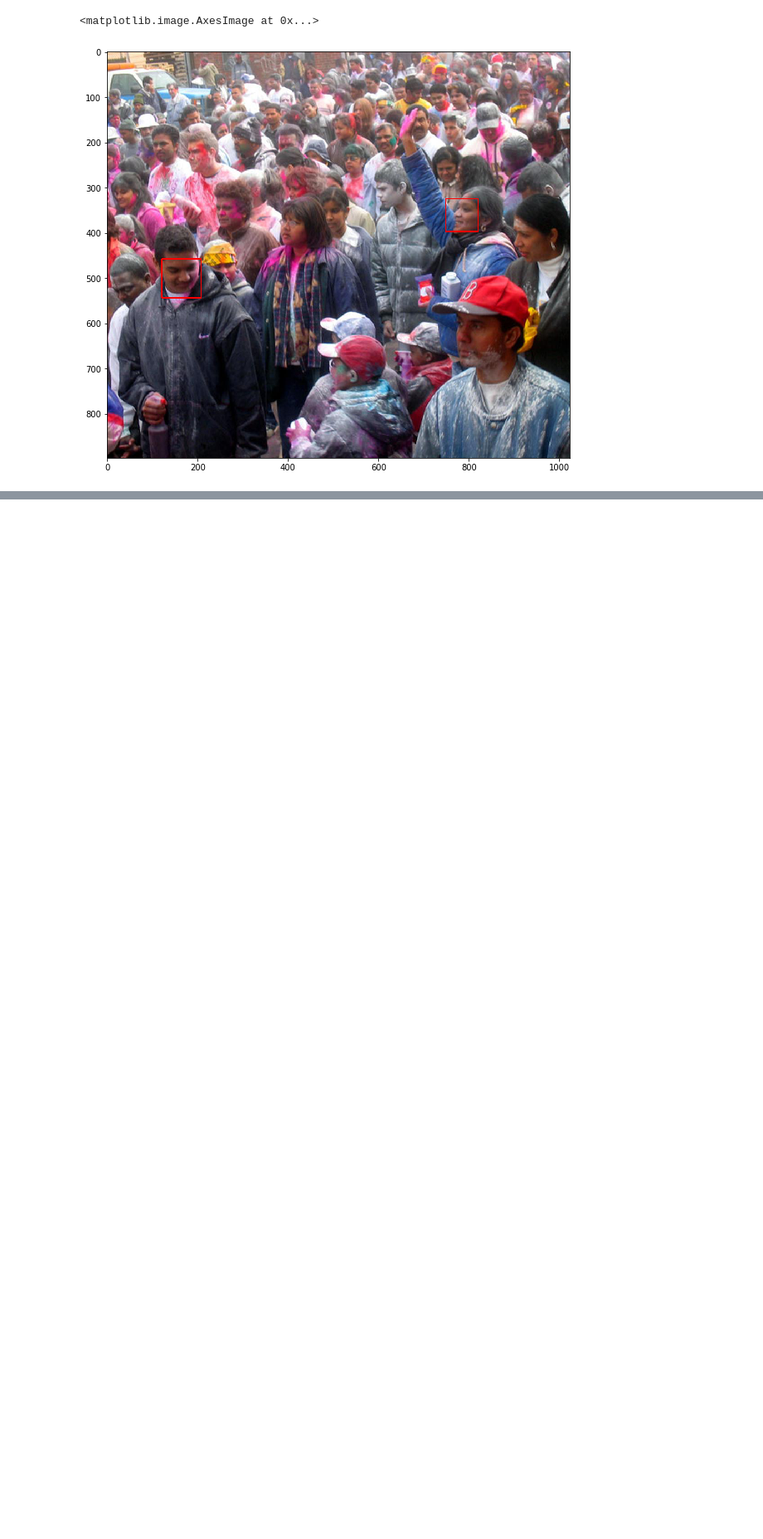
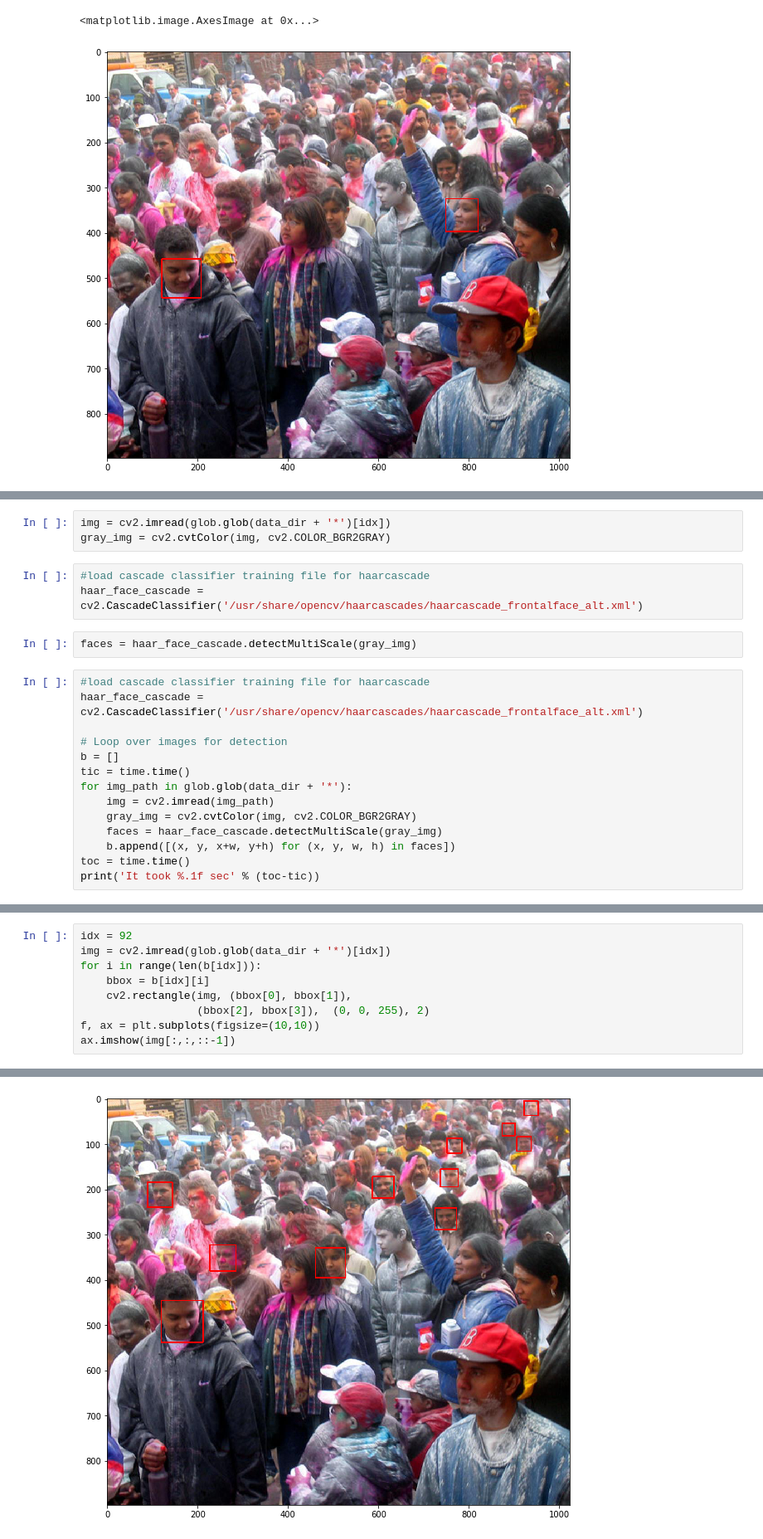
Before and after one commit to alexattia/ExtendedTinyFaces, a Jupyter notebook: Face Detection algorithms comparison.ipynb, the cells around one changed output, grey strips where cells are left out. Shown at 83% size. Drawn from its saved outputs; the diff is of its cells as text; blank space fills up the shorter version.

Commit message:
Add HaarCascade into the benchmark

```diff
--- a/Face Detection algorithms comparison.ipynb
+++ b/Face Detection algorithms comparison.ipynb
@@ -221,0 +213,22 @@ ax.imshow(img[:,:,::-1])
+# %%
+img = cv2.imread(glob.glob(data_dir + '*')[idx])
+gray_img = cv2.cvtColor(img, cv2.COLOR_BGR2GRAY)
+# %%
+#load cascade classifier training file for haarcascade
+haar_face_cascade = cv2.CascadeClassifier('/usr/share/opencv/haarcascades/haarcascade_frontalface_alt.xml')
+# %%
+faces = haar_face_cascade.detectMultiScale(gray_img)
+# %%
+#load cascade classifier training file for haarcascade
+haar_face_cascade = cv2.CascadeClassifier('/usr/share/opencv/haarcascades/haarcascade_frontalface_alt.xml')
+
+# Loop over images for detection
+b = []
+tic = time.time()
+for img_path in glob.glob(data_dir + '*'):
+    img = cv2.imread(img_path)
+    gray_img = cv2.cvtColor(img, cv2.COLOR_BGR2GRAY)
+    faces = haar_face_cascade.detectMultiScale(gray_img)
+    b.append([(x, y, x+w, y+h) for (x, y, w, h) in faces])
+toc = time.time()
+print('It took %.1f sec' % (toc-tic))
@@ -221,0 +247,10 @@ ax.imshow(img[:,:,::-1])
+# %%
+idx = 92
+img = cv2.imread(glob.glob(data_dir + '*')[idx])
+for i in range(len(b[idx])):
+    bbox = b[idx][i]
+    cv2.rectangle(img, (bbox[0], bbox[1]),
+                  (bbox[2], bbox[3]),  (0, 0, 255), 2)
+f, ax = plt.subplots(figsize=(10,10))
+ax.imshow(img[:,:,::-1])
+# %% [output]
@@ -221,0 +258 @@ ax.imshow(img[:,:,::-1])
+[figure, added]
```
Also changed, not shown: parts of 10 cells of this notebook.
